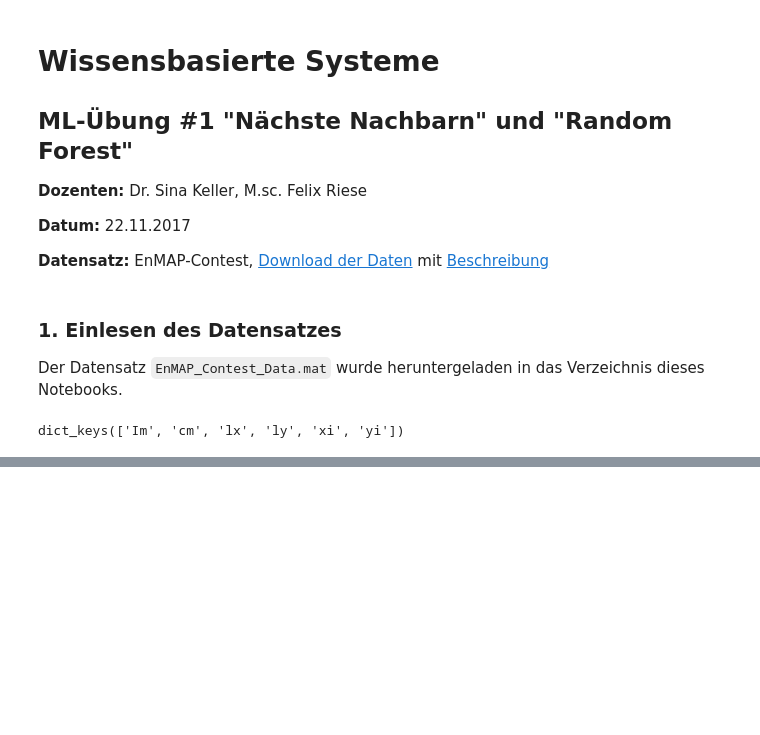
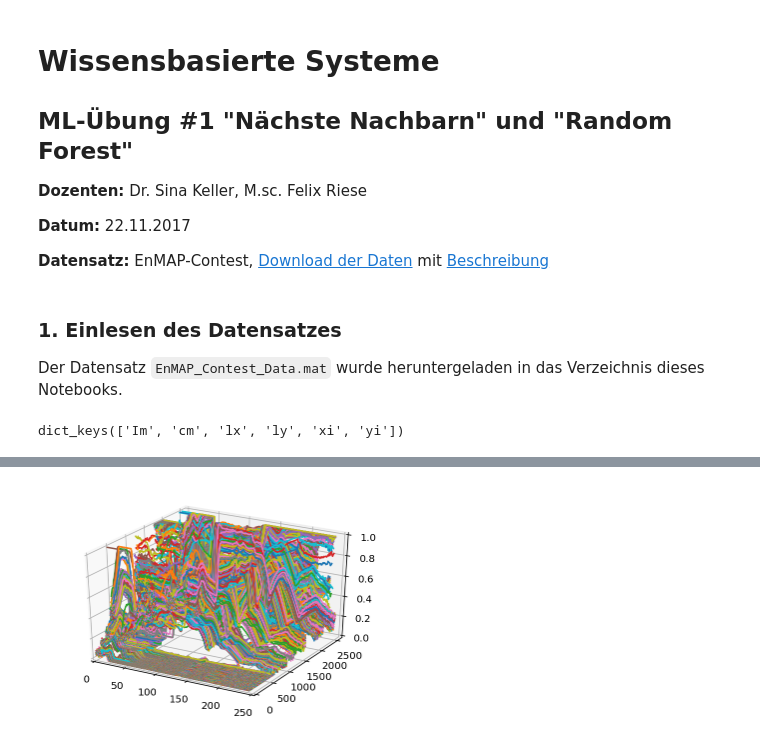
Before and after one commit to W-i-Z-o/WBS, a Jupyter notebook: Übung1/WBS_P-Übung1.ipynb, the cells around one changed output, grey strips where cells are left out. Drawn from its saved outputs; the diff is of its cells as text; code cells hidden in the pictures; blank space fills up the shorter version.

```diff
--- a/Übung1/WBS_P-Übung1.ipynb
+++ b/Übung1/WBS_P-Übung1.ipynb
@@ -28,0 +67,17 @@ dict_keys(['Im', 'cm', 'lx', 'ly', 'xi', 'yi'])
+# %%
+from mpl_toolkits.mplot3d import axes3d
+import matplotlib.pyplot as plt
+
+fig = plt.figure()
+ax = fig.gca(projection='3d')
+
+for z in range(len(pixels)):
+    ax.plot(x, pixels[z], z, zdir="y")
+
+ax.set_xlim(0, 250)
+ax.set_ylim(0, 2600)
+ax.set_zlim(0, 1)
+
+plt.show()
+# %% [output]
+[figure, added]
```
Also changed, not shown: parts of 5 cells of this notebook, 1 other file.
